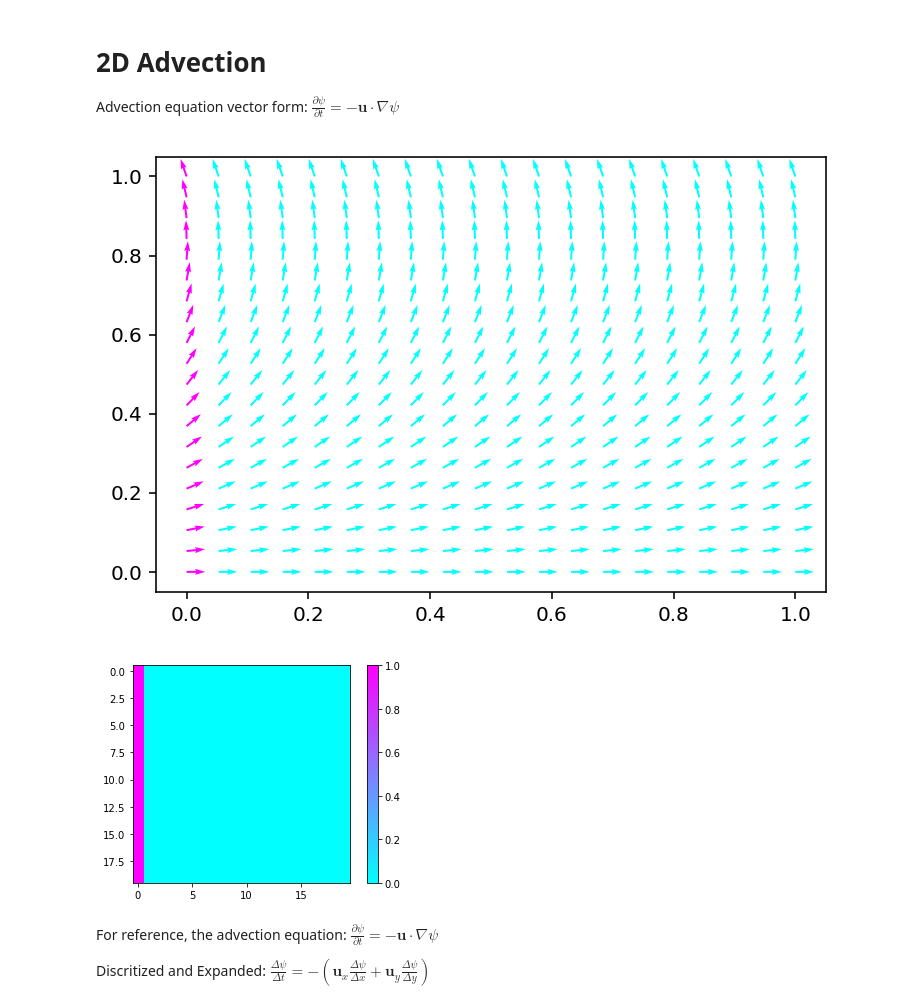
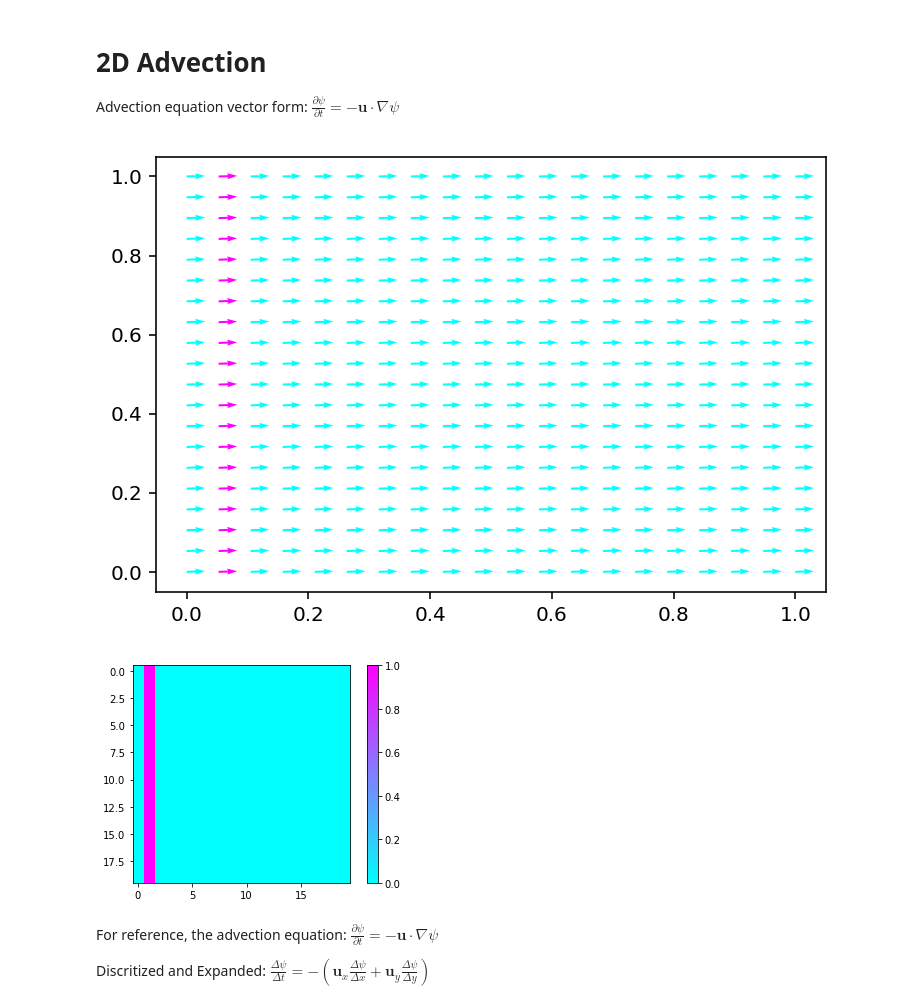
Before and after one commit to andrew-pa/fluidynm, a Jupyter notebook: 2D Advection.ipynb, the cells around one changed output. Saved outputs shown, nothing was run; the diff lists cells and outputs as text; code cells hidden in the pictures.

```diff
--- a/2D Advection.ipynb
+++ b/2D Advection.ipynb
@@ -6,38 +6,38 @@ $\frac{\partial\psi}{\partial t} = -\mathbf{u} \cdot \nabla\psi$
 import numpy
 import matplotlib.pyplot as plt
 import matplotlib.image as mpimg
 from math import *
 %matplotlib inline
 
 xmax = 20
 ymax = 20
 
 X,Y = numpy.meshgrid(numpy.linspace(0,1,xmax),
                      numpy.linspace(0,1,ymax))
 
 psi = numpy.zeros((xmax,ymax))
-psi[:,0] = 1.0
+psi[:,1] = 1.0
 
 u = numpy.zeros((xmax,ymax,2))
 for x in range(xmax):
     for y in range(ymax):
-        u[x,y,0]=cos(x*0.1)*3
-        u[x,y,1]=sin(x*0.1)*3
+        u[x,y,0]=30#cos(x*0.1)*3
+        u[x,y,1]=1#sin(x*0.1)*3
 
 def plot_system():
     fig = plt.figure(dpi=144)
     plt.quiver(X, Y, u[:,:,0], u[:,:,1], psi, antialiased=True)
     plt.set_cmap("cool")
     plt.show()
 
     im = plt.imshow(psi)
     im.set_cmap("cool")
     cb = plt.colorbar()
 
 plot_system()
 # %% [output]
-[figure, old version]
+[figure, new version]
-[figure, old version]
+[figure, new version]
 # %% [markdown]
 For reference, the advection equation: $\frac{\partial\psi}{\partial t} = -\mathbf{u} \cdot \nabla\psi$
 
```
Also changed, not shown: parts of 2 cells of this notebook.
